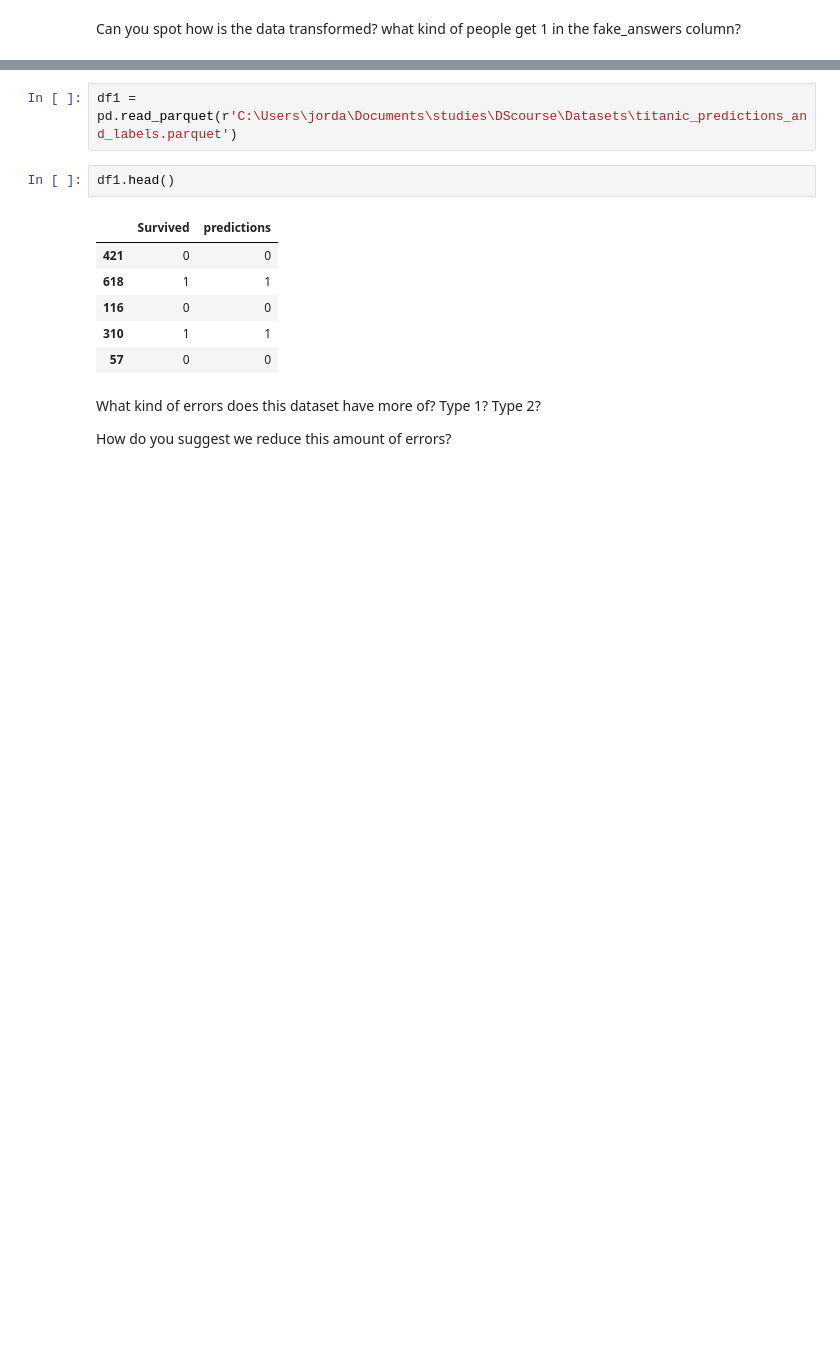
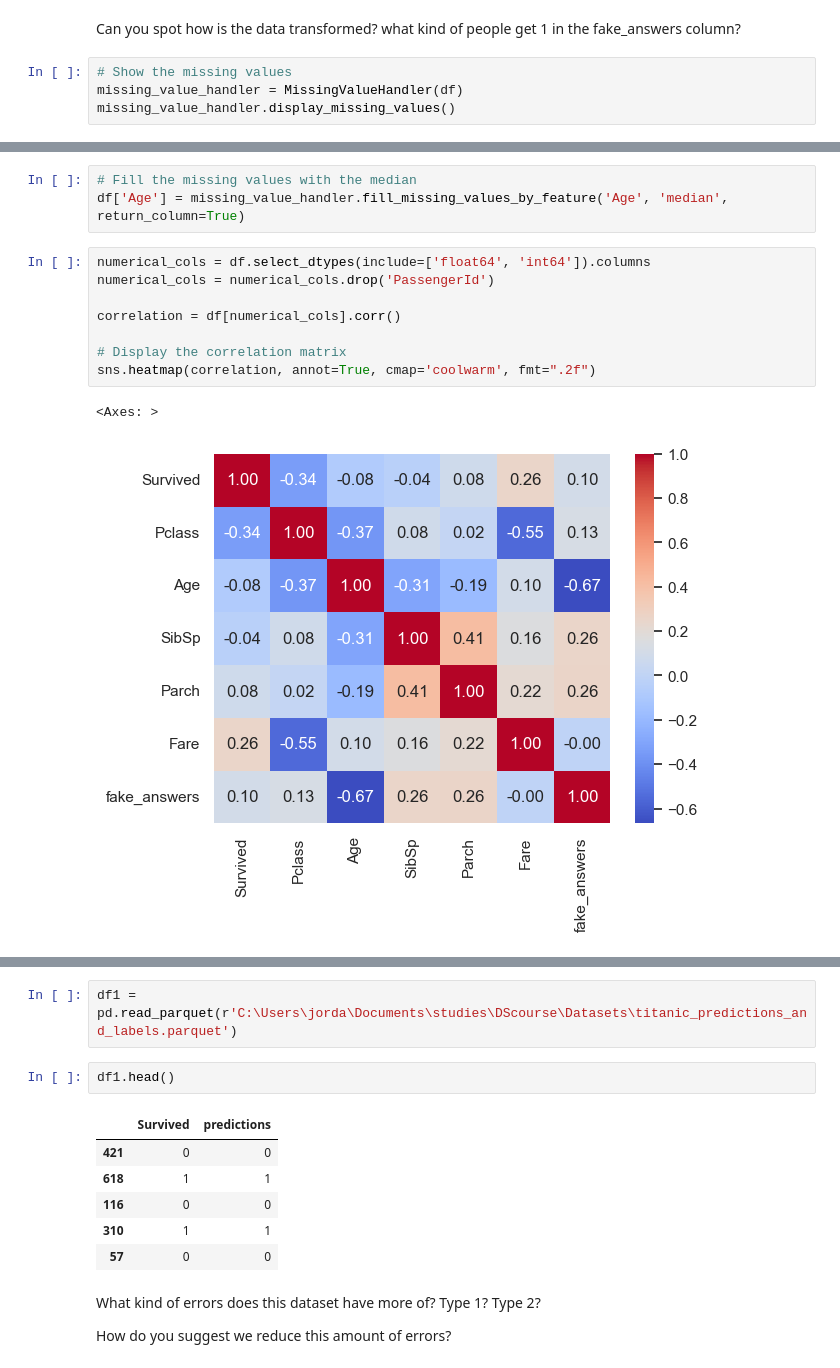
Before and after one commit to jordanriver/new_DS, a Jupyter notebook: Math/statistics/Inferential statistics.ipynb, the cells around one changed output, grey strips where cells are left out. Saved outputs shown, nothing was run; the diff lists cells and outputs as text; blank space fills up the shorter version.

```diff
--- a/Math/statistics/Inferential statistics.ipynb
+++ b/Math/statistics/Inferential statistics.ipynb
@@ -1581,3 +1626,7 @@ df.head(2)
 | 1 | 2 | 1 | 1 | Cumings, Mrs. John Bradley (Flore... | female | 38.0 | 1 | 0 | PC 17599 | 71.2833 | ... |
 # %% [markdown]
 Can you spot how is the data transformed? what kind of people get 1 in the fake_answers column?
+# %%
+# Show the missing values
+missing_value_handler = MissingValueHandler(df)
+missing_value_handler.display_missing_values()
@@ -1583,0 +1648,14 @@ Can you spot how is the data transformed? what kind of people get 1 in the fake_
+# %%
+# Fill the missing values with the median
+df['Age'] = missing_value_handler.fill_missing_values_by_feature('Age', 'median', return_column=True)
+# %%
+numerical_cols = df.select_dtypes(include=['float64', 'int64']).columns
+numerical_cols = numerical_cols.drop('PassengerId')
+
+correlation = df[numerical_cols].corr()
+
+# Display the correlation matrix
+sns.heatmap(correlation, annot=True, cmap='coolwarm', fmt=".2f")
+# %% [output]
+<Axes: >
+[figure, added]
```
Also changed, not shown: parts of 22 cells of this notebook.
